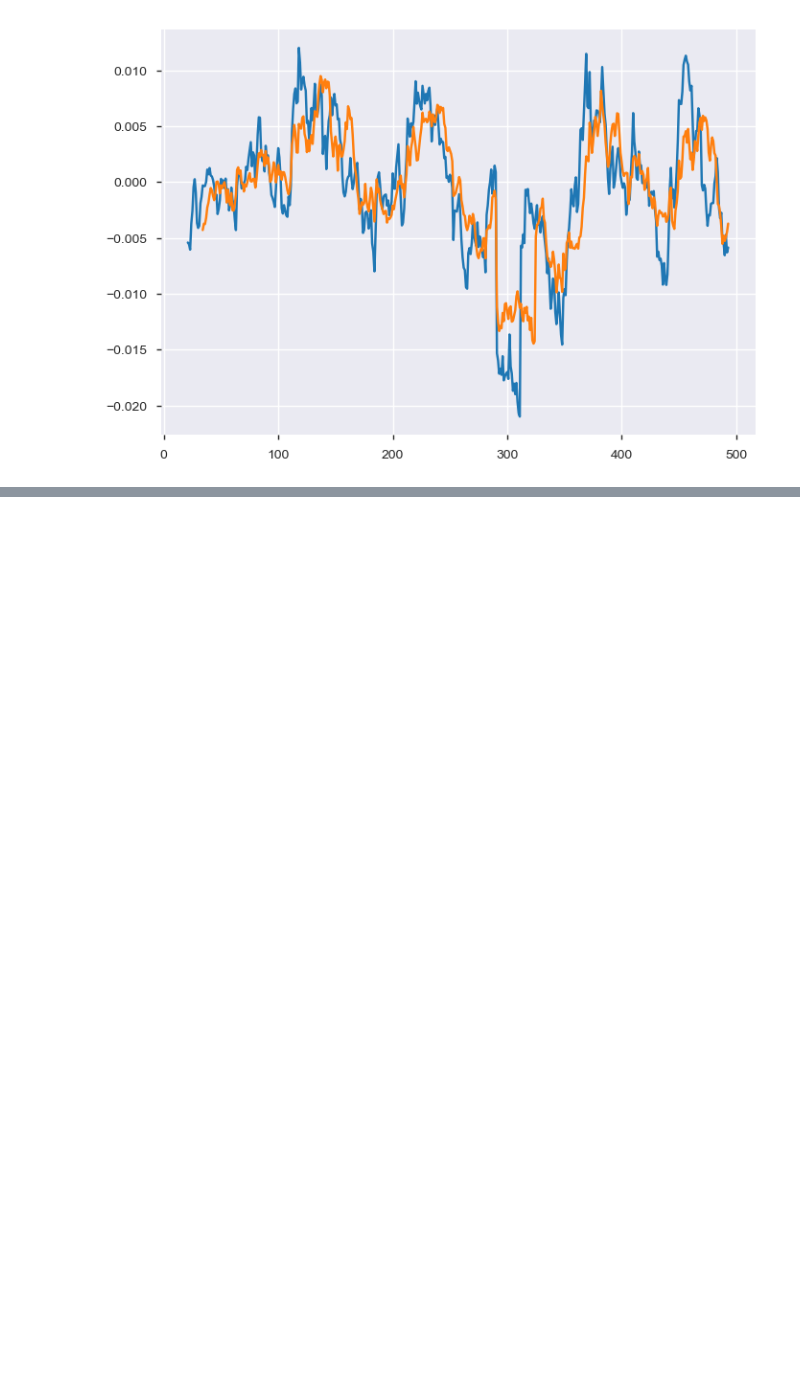
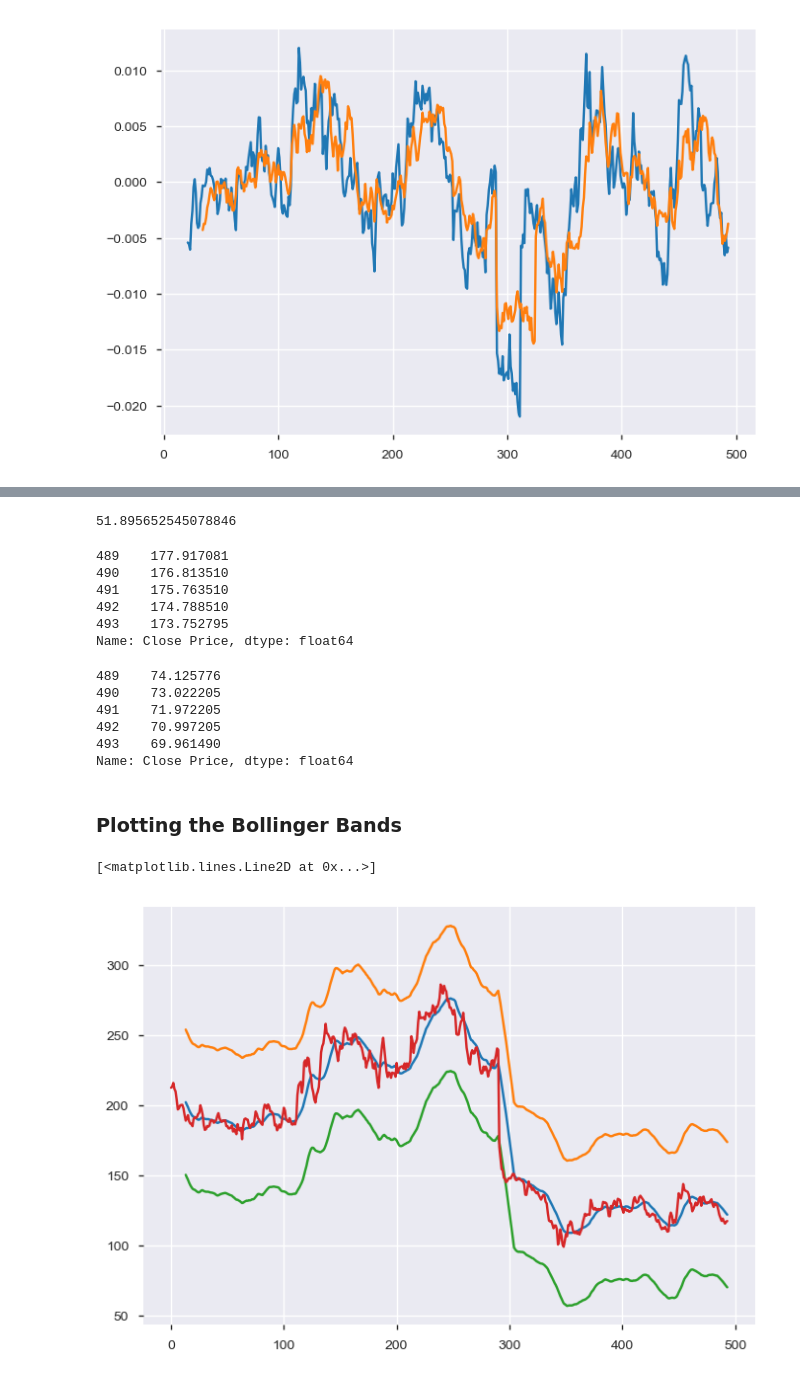
Before and after one commit to atkrish0/securitized-asset-analysis, a Jupyter notebook: 2 - Plotting in Financial Markets.ipynb, the cells around one changed output, grey strips where cells are left out. Cells and saved outputs as stored; diff of their text form; code cells hidden in the pictures; blank space fills up the shorter version.

Commit message:
Computed Bollinger Bands

```diff
--- a/2 - Plotting in Financial Markets.ipynb
+++ b/2 - Plotting in Financial Markets.ipynb
@@ -571,0 +582,39 @@ ashoka_ab.sample(5)
+# %%
+ashoka_std = ashoka['Close Price'].std()
+ashoka_std
+# %% [output]
+51.895652545078846
+# %%
+y1 = x + ashoka_std
+# %%
+y1.tail(5)
+# %% [output]
+489    177.917081
+490    176.813510
+491    175.763510
+492    174.788510
+493    173.752795
+Name: Close Price, dtype: float64
+# %%
+y2 = x - ashoka_std
+# %%
+y2.tail(5)
+# %% [output]
+489    74.125776
+490    73.022205
+491    71.972205
+492    70.997205
+493    69.961490
+Name: Close Price, dtype: float64
+# %%
+z = ashoka['Average Price'].tolist()
+# %% [markdown]
+### Plotting the Bollinger Bands
+# %%
+plt.plot(x)
+plt.plot(y1)
+plt.plot(y2)
+plt.plot(z)
+# %% [output]
+[<matplotlib.lines.Line2D at 0x...>]
+[figure, added]
```
Also changed, not shown: parts of 20 cells of this notebook.
